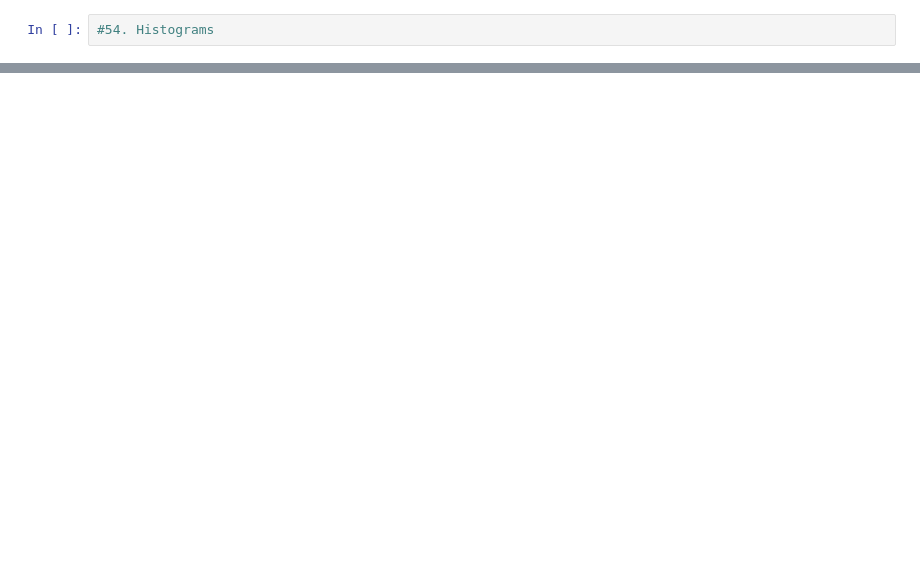
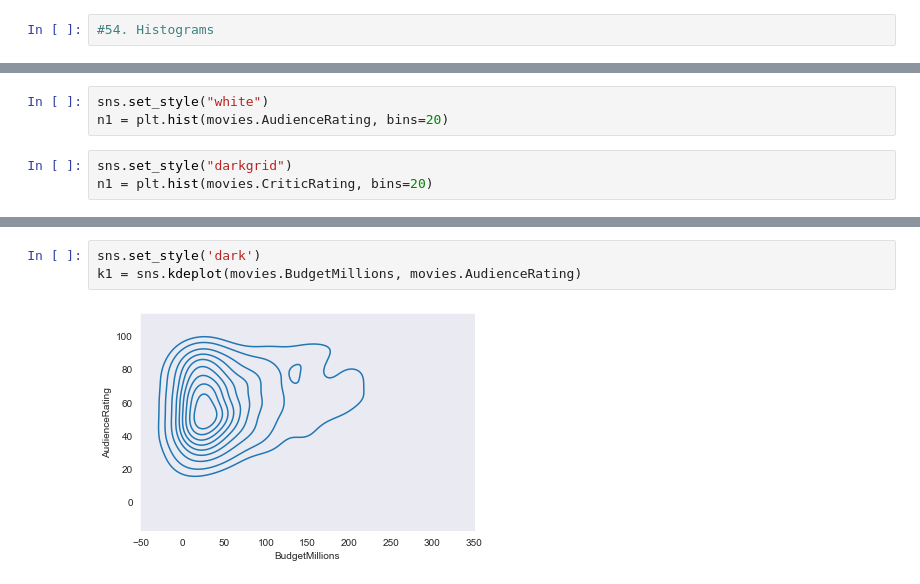
Before and after one commit to victorshimizu/Udemy_Python-For-Data-Science, a Jupyter notebook: Python A-Z™ - Python For Data Science With Real Exercises!/06 - Advanced Visualization/Movie Rating Analytics Review.ipynb, the cells around one changed output, grey strips where cells are left out. Drawn from its saved outputs; the diff is of its cells as text; blank space fills up the shorter version.

```diff
--- a/Python A-Z™ - Python For Data Science With Real Exercises!/06 - Advanced Visualization/Movie Rating Analytics Review.ipynb
+++ b/Python A-Z™ - Python For Data Science With Real Exercises!/06 - Advanced Visualization/Movie Rating Analytics Review.ipynb
@@ -110,0 +57,6 @@ movies[movies.BudgetMillions > 200]
+# %%
+sns.set_style("white")
+n1 = plt.hist(movies.AudienceRating, bins=20)
+# %%
+sns.set_style("darkgrid")
+n1 = plt.hist(movies.CriticRating, bins=20)
@@ -110,0 +126,5 @@ movies[movies.BudgetMillions > 200]
+# %%
+sns.set_style('dark')
+k1 = sns.kdeplot(movies.BudgetMillions, movies.AudienceRating)
+# %% [output]
+[figure, added]
```
Also changed, not shown: parts of 29 cells of this notebook.
